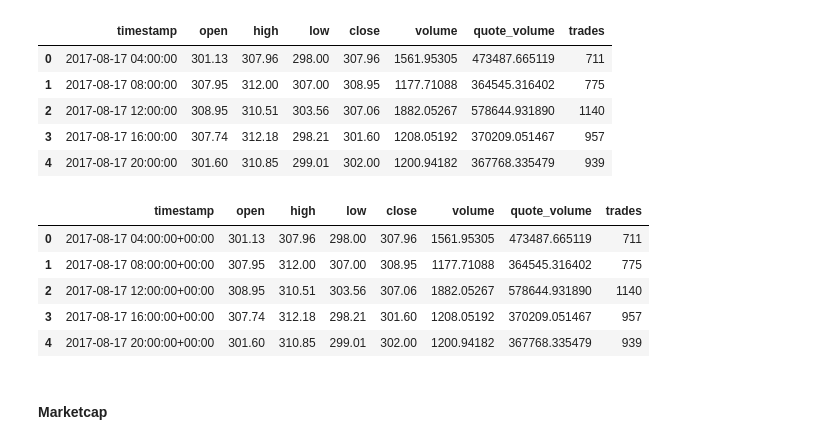
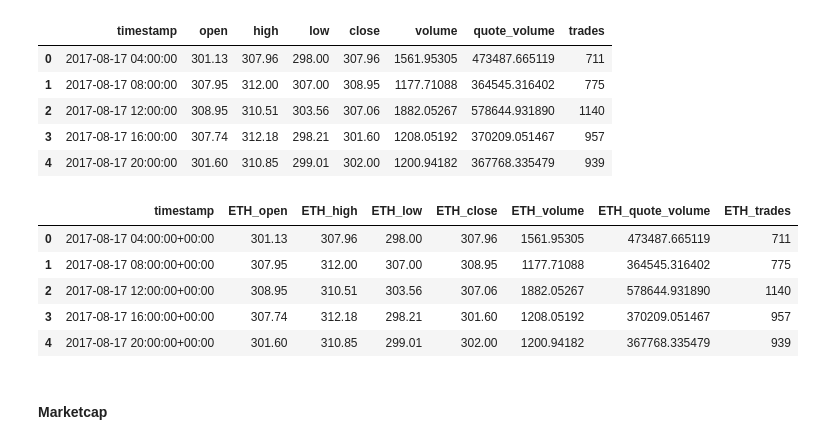
Before and after one commit to hyperformancelabs/crypto-price-forecaster, a Jupyter notebook: processors/cleaning.ipynb, the cells around one changed output. Cells and saved outputs as stored; diff of their text form; code cells hidden in the pictures.

```diff
--- a/processors/cleaning.ipynb
+++ b/processors/cleaning.ipynb
@@ -719,5 +751,6 @@ dataframes["btc_ohlcv"].head(5)
 | 4 | 2017-08-17 20:00:00 | 4307.56 | 4369.69 | 4258.56 | 4285.08 | 249.769913 | 1.079545e+06 | 1001 |
 # %%
 dataframes["btc_ohlcv"] = convert_timestamp(dataframes["btc_ohlcv"], "timestamp")
+dataframes["btc_ohlcv"].rename(columns=lambda x: f"BTC_{x}" if x != "timestamp" else x, inplace=True)
 dataframes["btc_ohlcv"].head(5)
 # %% [output]
@@ -740,9 +773,10 @@ dataframes["eth_ohlcv"].head(5)
 | 4 | 2017-08-17 20:00:00 | 301.60 | 310.85 | 299.01 | 302.00 | 1200.94182 | 367768.335479 | 939 |
 # %%
 dataframes["eth_ohlcv"] = convert_timestamp(dataframes["eth_ohlcv"], "timestamp")
+dataframes["eth_ohlcv"].rename(columns=lambda x: f"ETH_{x}" if x != "timestamp" else x, inplace=True)
 dataframes["eth_ohlcv"].head(5)
 # %% [output]
-|  | timestamp | open | high | low | close | volume | quote_volume | trades |
+|  | timestamp | ETH_open | ETH_high | ETH_low | ETH_close | ETH_volume | ETH_quote_volume | ETH_trades |
 | 0 | 2017-08-17 04:00:00+00:00 | 301.13 | 307.96 | 298.00 | 307.96 | 1561.95305 | 473487.665119 | 711 |
 | 1 | 2017-08-17 08:00:00+00:00 | 307.95 | 312.00 | 307.00 | 308.95 | 1177.71088 | 364545.316402 | 775 |
 | 2 | 2017-08-17 12:00:00+00:00 | 308.95 | 310.51 | 303.56 | 307.06 | 1882.05267 | 578644.931890 | 1140 |
```
Also changed, not shown: parts of 29 cells of this notebook, 3 other files.
